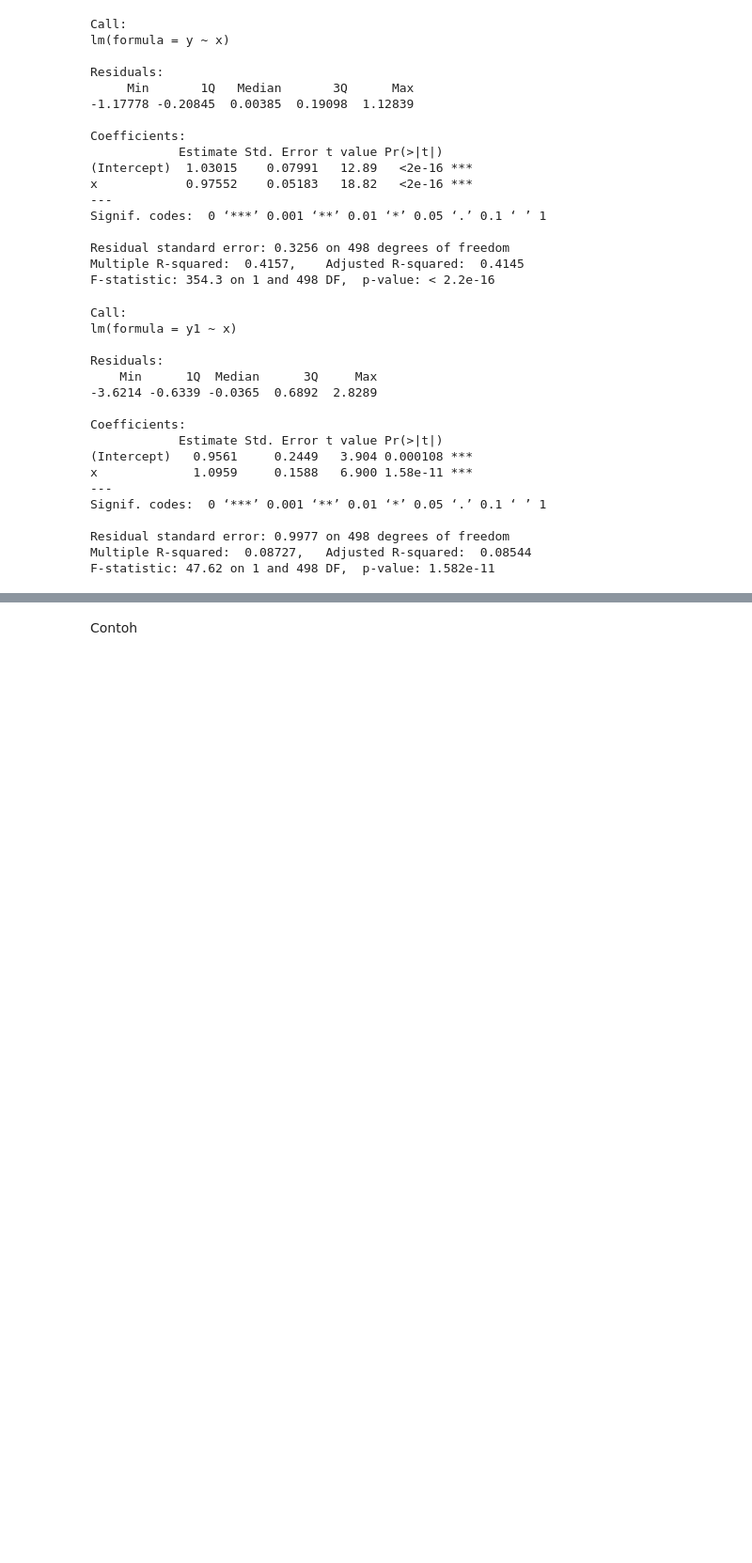
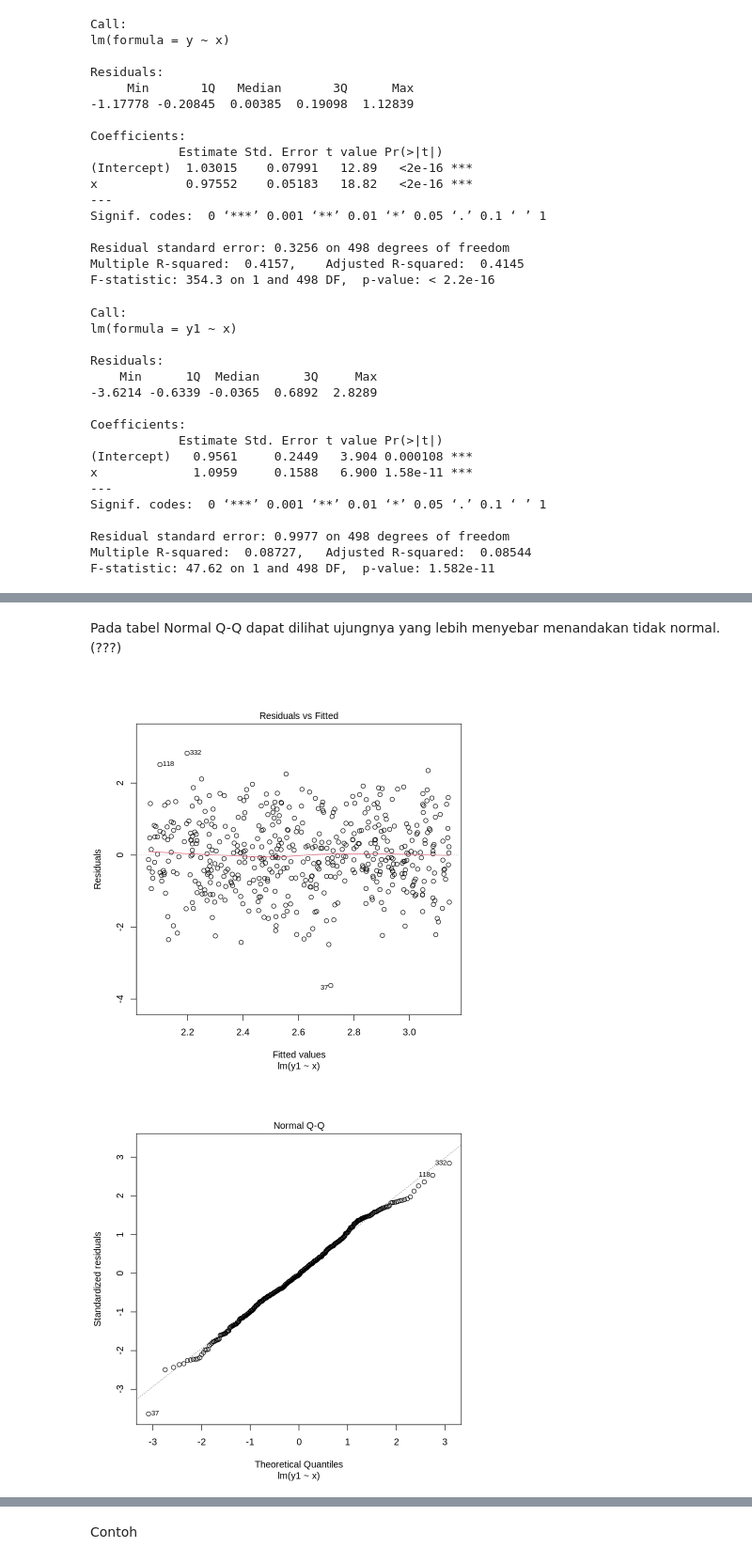
Before and after one commit to JuzmaFR/Analisis-Regresi-Catatan-Kuliah, a Jupyter notebook: Analisis_Regresi.ipynb, the cells around one changed output, grey strips where cells are left out. Shown at 94% size. Cells and saved outputs as stored; diff of their text form; code cells hidden in the pictures; blank space fills up the shorter version.

```diff
--- a/Analisis_Regresi.ipynb
+++ b/Analisis_Regresi.ipynb
@@ -1451,0 +1463,7 @@ F-statistic: 47.62 on 1 and 498 DF,  p-value: 1.582e-11
+# %% [markdown]
+Pada tabel Normal Q-Q dapat dilihat ujungnya yang lebih menyebar menandakan tidak normal.(???)
+# %%
+plot(fit1)
+# %% [output]
+[figure, added]
+[figure, added]
```
Also changed, not shown: parts of 19 cells of this notebook.
